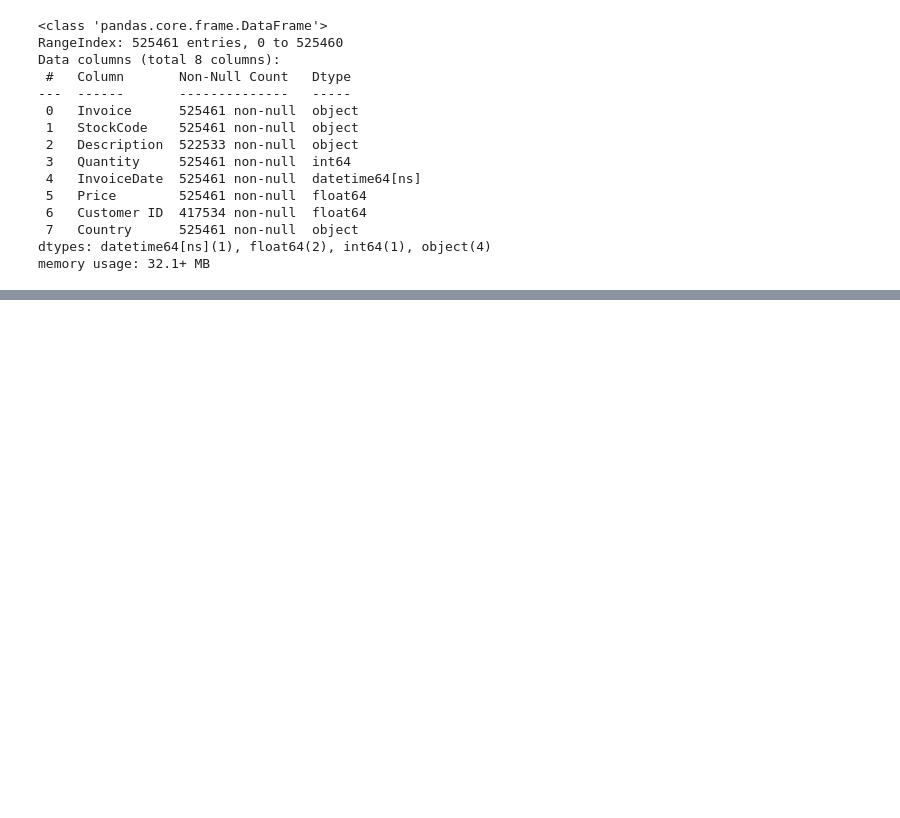
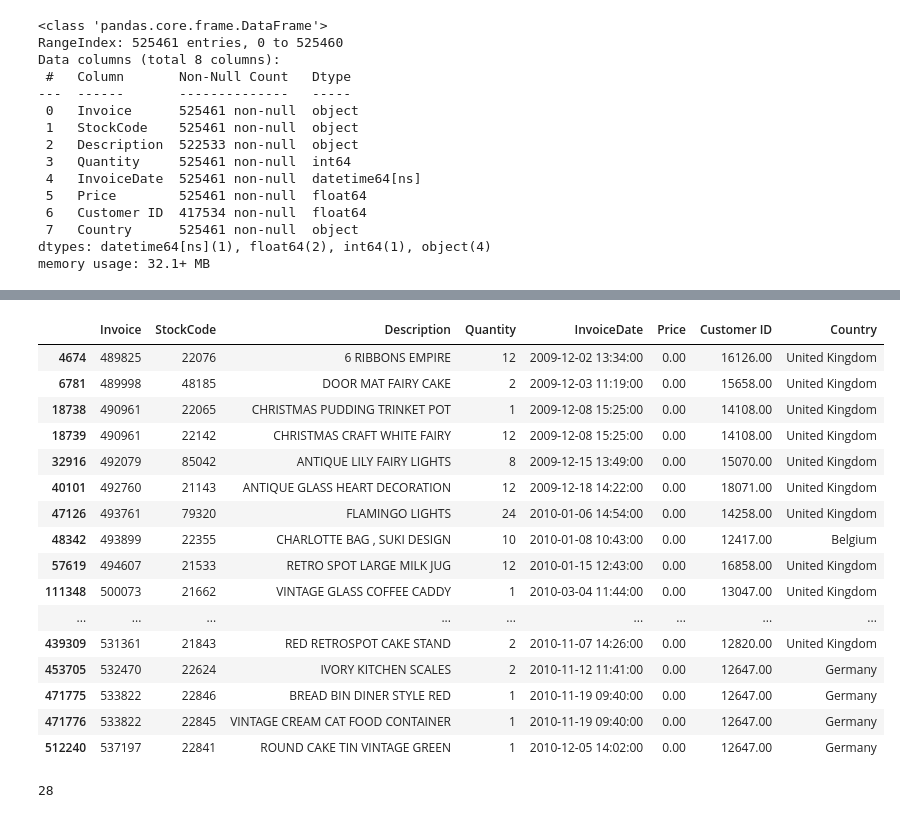
Before and after one commit to ennouhix/Cluster-analysis, a Jupyter notebook: Dataclust.ipynb, the cells around one changed output, grey strips where cells are left out. Saved outputs shown, nothing was run; the diff lists cells and outputs as text; code cells hidden in the pictures; blank space fills up the shorter version.

```diff
--- a/Dataclust.ipynb
+++ b/Dataclust.ipynb
@@ -51,0 +194,11 @@ memory usage: 32.1+ MB
+# %%
+cleaned_df = df.copy()
+# %%
+cleaned_df["Invoice"]  = cleaned_df["Invoice"].astype("str")
+
+mask = (
+    cleaned_df["Invoice"].str.match("^\\d{6}$") == True
+)
+
+cleaned_df = cleaned_df[mask]
+cleaned_df
@@ -51,0 +219,8 @@ memory usage: 32.1+ MB
+# %%
+cleaned_df["StockCode"] = cleaned_df["StockCode"].astype("str")
+
+mask = (
+    (cleaned_df["StockCode"].str.match("^\\d{5}$") == True) | (cleaned_df["StockCode"].str.match("^\\d{5}[a-zA-Z]+$") == True) | (cleaned_df["StockCode"].str.match("^PAD$") == True)
+)
+cleaned_df  = cleaned_df[mask]
+cleaned_df
@@ -51,0 +241,2 @@ memory usage: 32.1+ MB
+# %%
+cleaned_df.dropna(subset=["Customer ID"],inplace=True)
@@ -51,0 +260,24 @@ memory usage: 32.1+ MB
+# %%
+cleaned_df[cleaned_df["Price"] == 0 ]
+# %% [output]
+|  | Invoice | StockCode | Description | Quantity | InvoiceDate | Price | Customer ID | Country |
+| 4674 | 489825 | 22076 | 6 RIBBONS EMPIRE | 12 | 2009-12-02 13:34:00 | 0.00 | 16126.00 | United Kingdom |
+| 6781 | 489998 | 48185 | DOOR MAT FAIRY CAKE | 2 | 2009-12-03 11:19:00 | 0.00 | 15658.00 | United Kingdom |
+| 18738 | 490961 | 22065 | CHRISTMAS PUDDING TRINKET POT | 1 | 2009-12-08 15:25:00 | 0.00 | 14108.00 | United Kingdom |
+| 18739 | 490961 | 22142 | CHRISTMAS CRAFT WHITE FAIRY | 12 | 2009-12-08 15:25:00 | 0.00 | 14108.00 | United Kingdom |
+| 32916 | 492079 | 85042 | ANTIQUE LILY FAIRY LIGHTS | 8 | 2009-12-15 13:49:00 | 0.00 | 15070.00 | United Kingdom |
+| 40101 | 492760 | 21143 | ANTIQUE GLASS HEART DECORATION | 12 | 2009-12-18 14:22:00 | 0.00 | 18071.00 | United Kingdom |
+| 47126 | 493761 | 79320 | FLAMINGO LIGHTS | 24 | 2010-01-06 14:54:00 | 0.00 | 14258.00 | United Kingdom |
+| 48342 | 493899 | 22355 | CHARLOTTE BAG , SUKI DESIGN | 10 | 2010-01-08 10:43:00 | 0.00 | 12417.00 | Belgium |
+| 57619 | 494607 | 21533 | RETRO SPOT LARGE MILK JUG | 12 | 2010-01-15 12:43:00 | 0.00 | 16858.00 | United Kingdom |
+| 111348 | 500073 | 21662 | VINTAGE GLASS COFFEE CADDY | 1 | 2010-03-04 11:44:00 | 0.00 | 13047.00 | United Kingdom |
+| ... | ... | ... | ... | ... | ... | ... | ... | ... |
+| 439309 | 531361 | 21843 | RED RETROSPOT CAKE STAND | 2 | 2010-11-07 14:26:00 | 0.00 | 12820.00 | United Kingdom |
+| 453705 | 532470 | 22624 | IVORY KITCHEN SCALES | 2 | 2010-11-12 11:41:00 | 0.00 | 12647.00 | Germany |
+| 471775 | 533822 | 22846 | BREAD BIN DINER STYLE RED | 1 | 2010-11-19 09:40:00 | 0.00 | 12647.00 | Germany |
+| 471776 | 533822 | 22845 | VINTAGE CREAM CAT FOOD CONTAINER | 1 | 2010-11-19 09:40:00 | 0.00 | 12647.00 | Germany |
+| 512240 | 537197 | 22841 | ROUND CAKE TIN VINTAGE GREEN | 1 | 2010-12-05 14:02:00 | 0.00 | 12647.00 | Germany |
+# %%
+len(cleaned_df[cleaned_df["Price"] == 0 ])
+# %% [output]
+28
```
Also changed, not shown: parts of 20 cells of this notebook.
